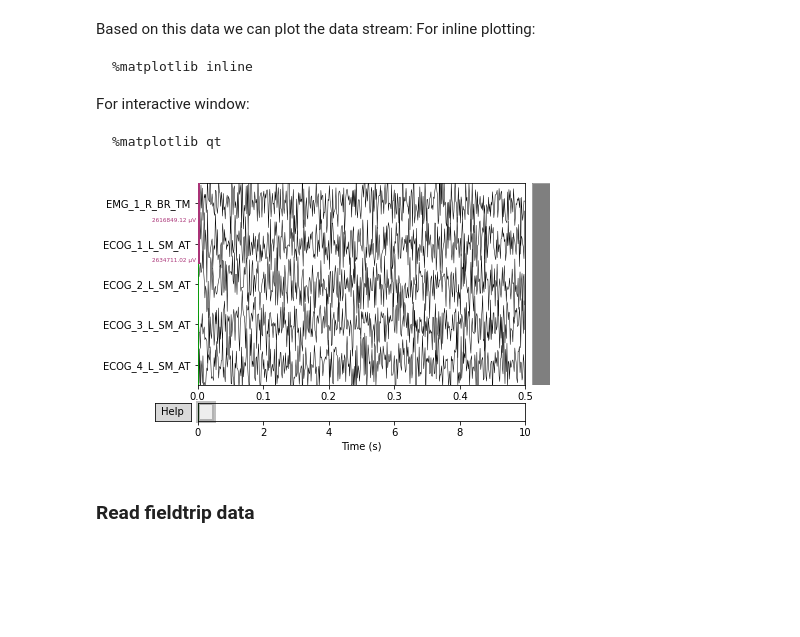
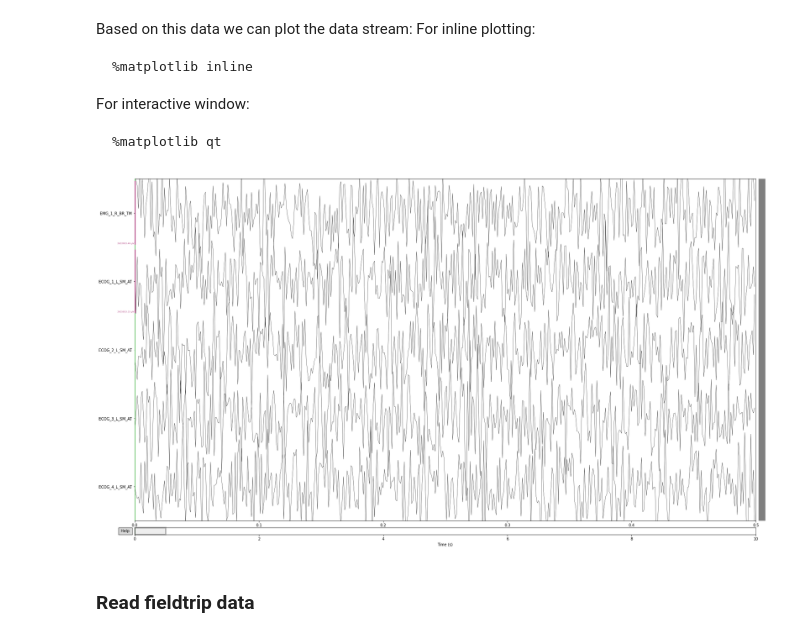
Before and after one commit to retune-commons/InvasiveElectrophysiologyWorkshop_I, a Jupyter notebook: Tutorial_1_import_and_rereferences.ipynb, the cells around one changed output. Cells and saved outputs as stored; diff of their text form; code cells hidden in the pictures; blank space fills up the shorter version.

```diff
--- a/Tutorial_1_import_and_rereferences.ipynb
+++ b/Tutorial_1_import_and_rereferences.ipynb
@@ -67,7 +66,0 @@ For interactive window:
-# %%
-fig = custom_raw.plot(duration=0.5, bgcolor="w",
-                scalings="auto")
-
-#Jonathan: for me this plot did not really show up as nicely as expected, but I don't know why that is. The figure is super tiny.
-# %% [output]
-[figure, removed]
@@ -74,3 +71,9 @@ fig = custom_raw.plot(duration=0.5, bgcolor="w",
+# %%
+%matplotlib inline
+fig = custom_raw.plot(duration=0.5, bgcolor="w",
+                scalings="auto", show_options=True)
+# %% [output]
+[figure, added]
 # %% [markdown]
 ### Read fieldtrip data
 # %% [markdown]
```
Also changed, not shown: parts of 22 cells of this notebook, 1 other file.
